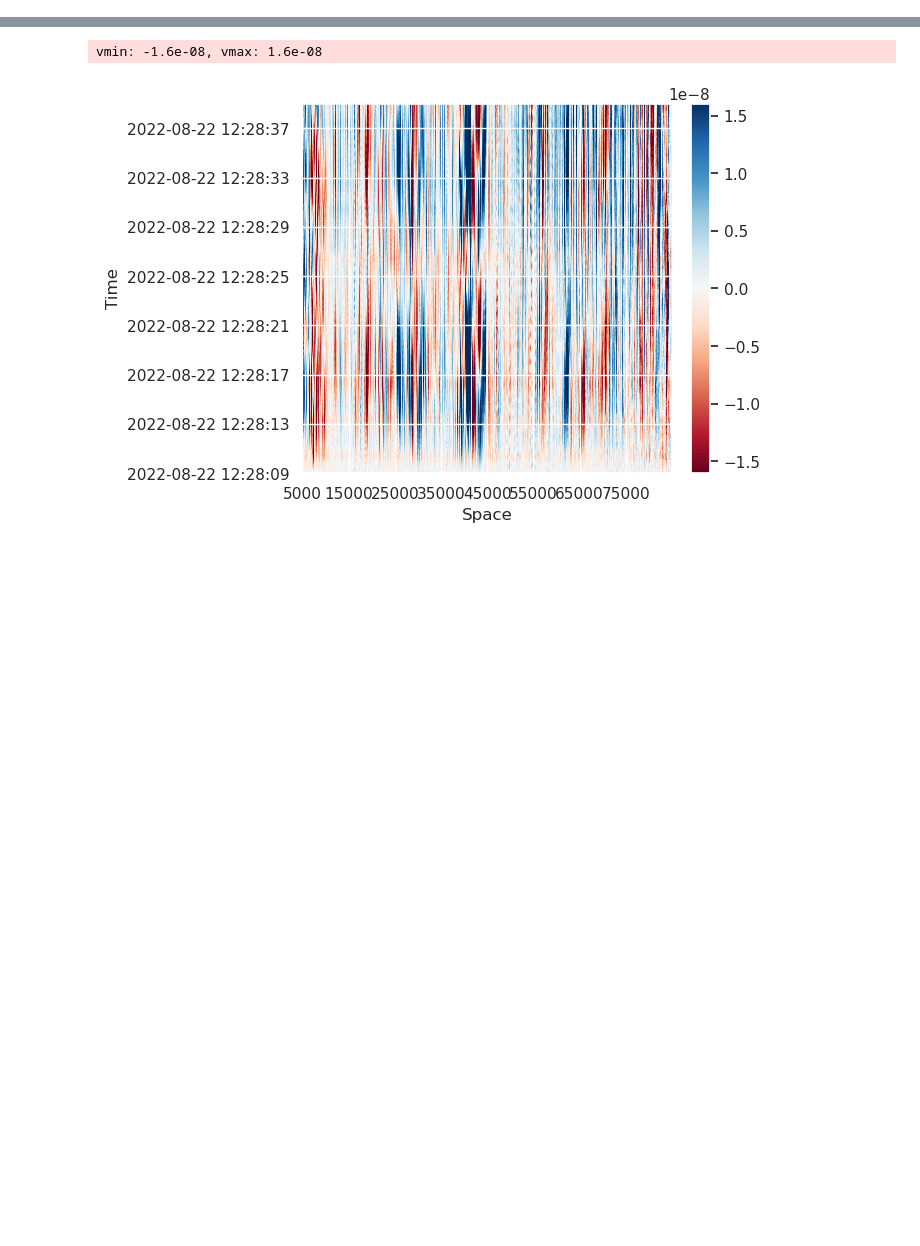
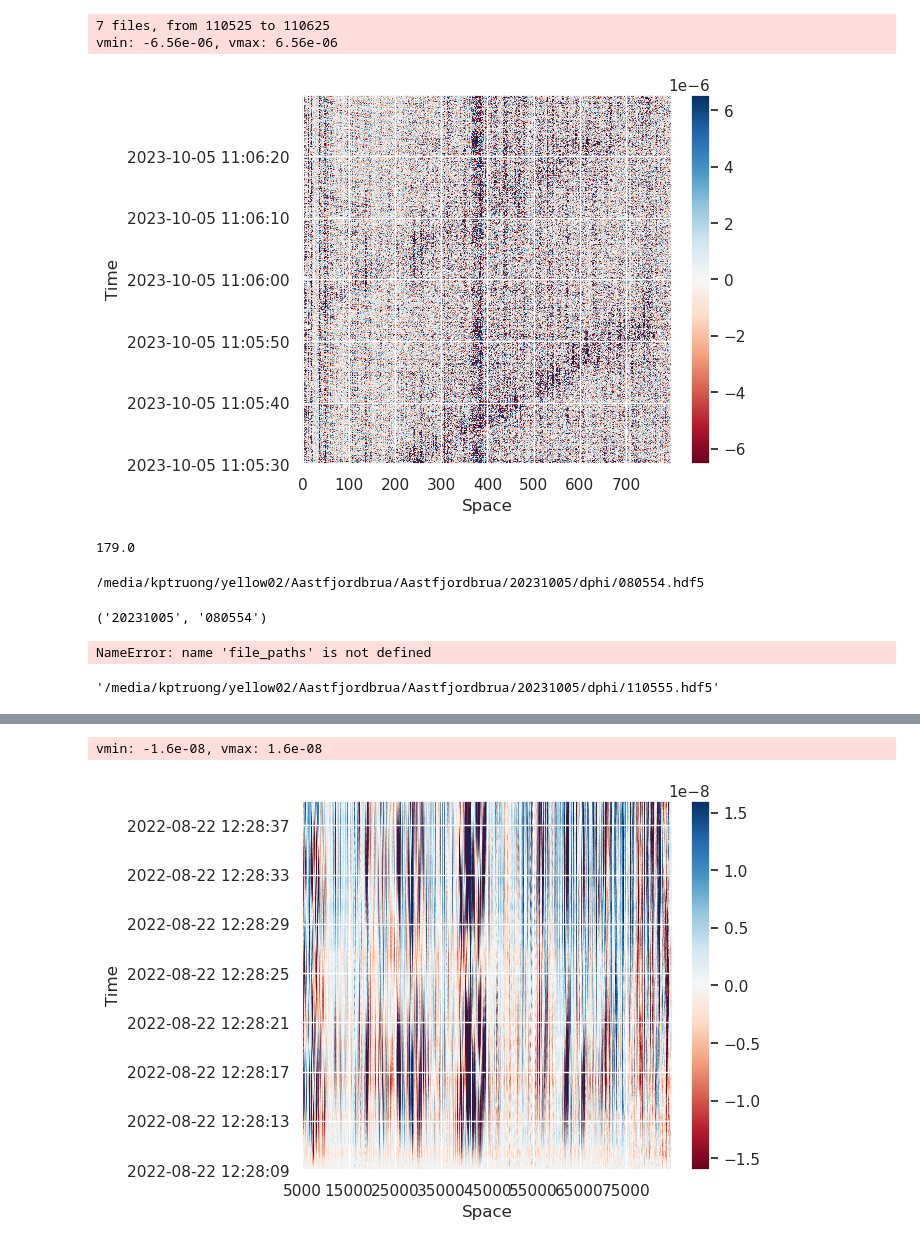
Before and after one commit to truongphanduykhanh/dasly, a Jupyter notebook: notebooks/00.0.atest.ipynb, the cells around one changed output, grey strips where cells are left out. Cells and saved outputs as stored; diff of their text form; code cells hidden in the pictures; blank space fills up the shorter version.

```diff
--- a/notebooks/00.0.atest.ipynb
+++ b/notebooks/00.0.atest.ipynb
@@ -24,0 +221,46 @@ with open(yaml_path, 'r') as file:
+# %%
+das = Dasly()
+das.load_data(
+    folder_path='/media/kptruong/yellow02/Aastfjordbrua/Aastfjordbrua/',
+    start='20231005 110530',  # One car
+    # start='20231005 085100',  # Noise
+    duration=60,
+    integrate=False
+)
+das.heatmap()
+# %% [output]
+7 files, from 110525 to 110625
+vmin: -6.56e-06, vmax: 6.56e-06
+[figure, added]
+# %%
+from datetime import datetime
+
+# Define the time strings
+time1 = '20231005 080700'
+time2 = '20231005 110600'
+
+# Convert the strings to datetime objects
+fmt = '%Y%m%d %H%M%S'
+datetime1 = datetime.strptime(time1, fmt)
+datetime2 = datetime.strptime(time2, fmt)
+
+# Calculate the difference in minutes
+difference = datetime2 - datetime1
+difference_minutes = difference.total_seconds() / 60
+difference_minutes
+# %% [output]
+179.0
+# %%
+get_date_time('/media/kptruong/yellow02/Aastfjordbrua/Aastfjordbrua/20231005/dphi/080554.hdf5')
+# %% [output]
+/media/kptruong/yellow02/Aastfjordbrua/Aastfjordbrua/20231005/dphi/080554.hdf5
+('20231005', '080554')
+# %%
+print(len(file_paths))
+file_paths
+# %% [output]
+NameError: name 'file_paths' is not defined
+# %%
+file_paths[-1]
+# %% [output]
+'/media/kptruong/yellow02/Aastfjordbrua/Aastfjordbrua/20231005/dphi/110555.hdf5'
```
Also changed, not shown: parts of 37 cells of this notebook, 9 other files.
